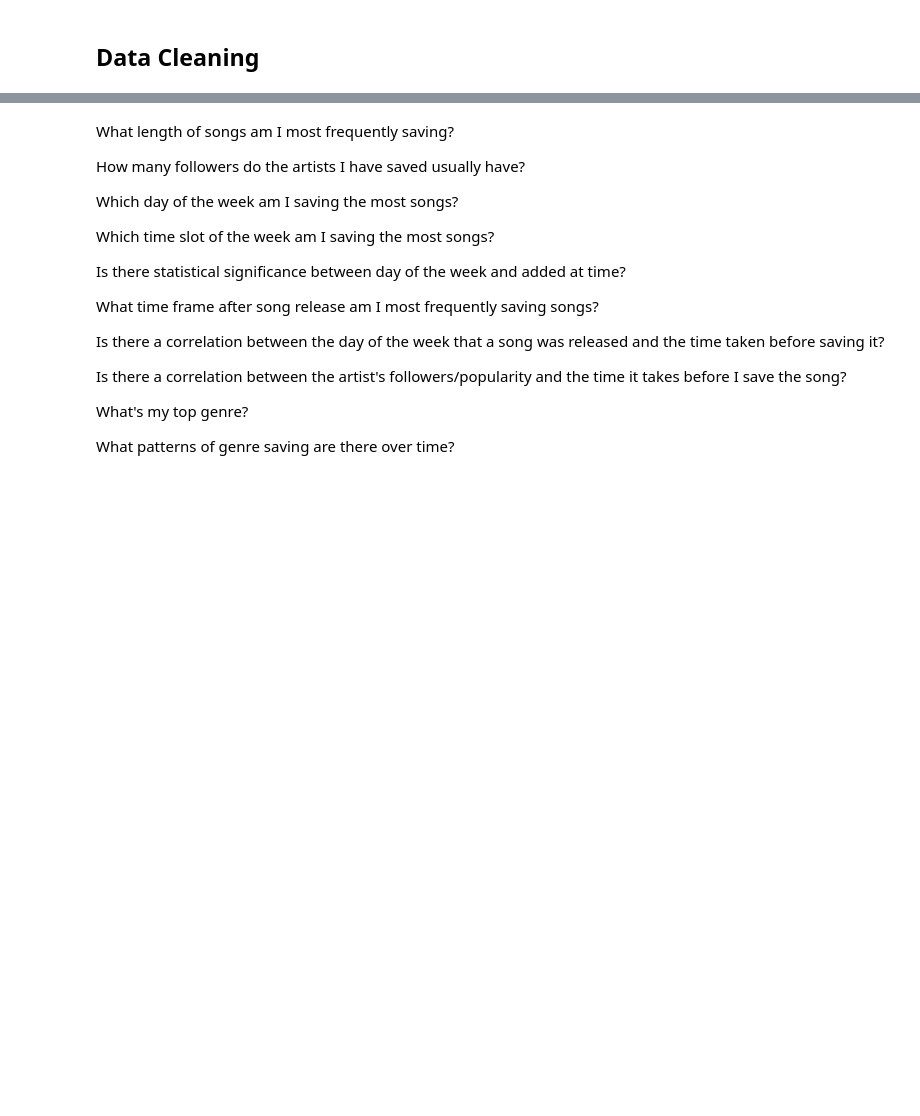
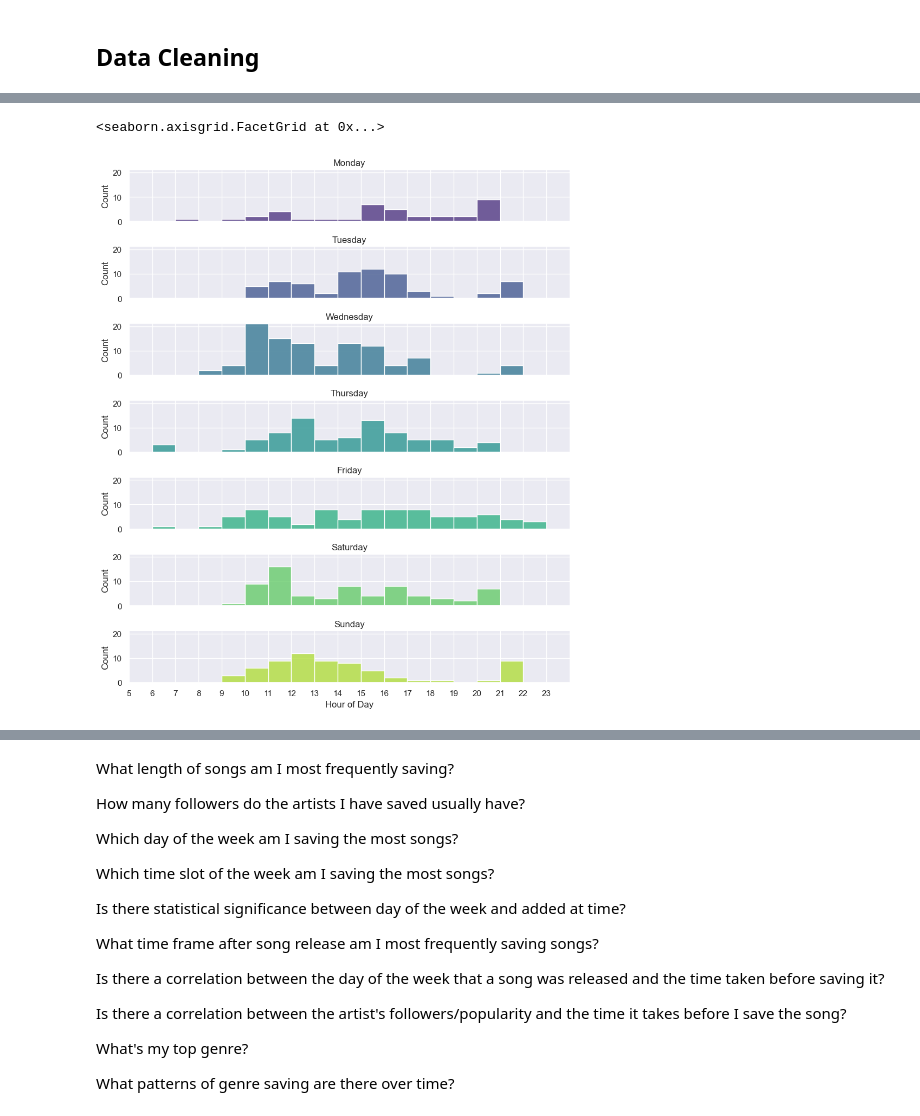
Before and after one commit to jacqhorizon/spotify-data-analysis, a Jupyter notebook: analysis.ipynb, the cells around one changed output, grey strips where cells are left out. Drawn from its saved outputs; the diff is of its cells as text; code cells hidden in the pictures; blank space fills up the shorter version.

```diff
--- a/analysis.ipynb
+++ b/analysis.ipynb
@@ -231,3 +7,0 @@ KeyboardInterrupt:
-# %%
-sns.kdeplot(data=top_songs_by_genre, x="added_at_time", hue="genres", common_norm=False, fill=True, alpha=.1, linewidth=.5)
-sns.set_theme(rc={'figure.figsize':(12,8)})
@@ -407,0 +66,20 @@ y.despine(bottom=True, left=True)
+# %%
+# Get Tracks data
+tracks_df = pd.read_csv('tracks.csv')
+
+# Convert added at into date, time, and day of week
+tracks_df['added_at'] = pd.to_datetime(tracks_df['added_at']).dt.tz_convert('US/Pacific')
+tracks_df['added_at_date'] = tracks_df['added_at'].dt.date
+tracks_df['added_at_month'] = tracks_df['added_at'].dt.to_period('M')
+tracks_df['added_at_time'] = tracks_df['added_at'].dt.hour
+tracks_df['added_at_dow_val'] = tracks_df['added_at'].dt.dayofweek.values
+tracks_df['added_at_dow_name'] = tracks_df['added_at'].dt.day_name()
+
+# Convert release date into date
+tracks_df['album_release_date'] = pd.to_datetime(tracks_df['album_release_date'], format='mixed', utc=True)
+tracks_df['release_dow_val'] = tracks_df['album_release_date'].dt.dayofweek.values
+tracks_df['release_dow_name'] = tracks_df['album_release_date'].dt.day_name()
+tracks_df['release_year'] = tracks_df['album_release_date'].dt.year
+tracks_df['release_add_delta'] = round((tracks_df['added_at'] - tracks_df['album_release_date']).astype(np.int64) / (60 * 60 * 24 * 10**9)) # Days
+
+tracks_df.head()
@@ -407,0 +192,19 @@ y.despine(bottom=True, left=True)
+# %%
+sns.set_theme()
+pal = sns.color_palette("viridis", 7)
+g = sns.FacetGrid(tracks_df.sort_values(by='added_at_dow_val'), row="added_at_dow_name", hue="added_at_dow_val", aspect=6, height=1.5, palette=pal)
+g.set_titles("{row_name}")
+g.map(sns.histplot, "added_at_time", binwidth=1)
+g.set(xlim=(5, 24), ylim=(0, 21))
+plt.xticks(np.arange(5, 24, 1))
+g.set_xlabels('Hour of Day')
+
+
+# # Set transparent background
+# g.figure.patch.set_alpha(0)  # Figure background
+# for ax in g.axes.flat:
+#     ax.set_facecolor("none")  # Axes background
+# g.despine()
+# %% [output]
+<seaborn.axisgrid.FacetGrid at 0x...>
+[figure, added]
```
Also changed, not shown: parts of 49 cells of this notebook, 2 other files.
